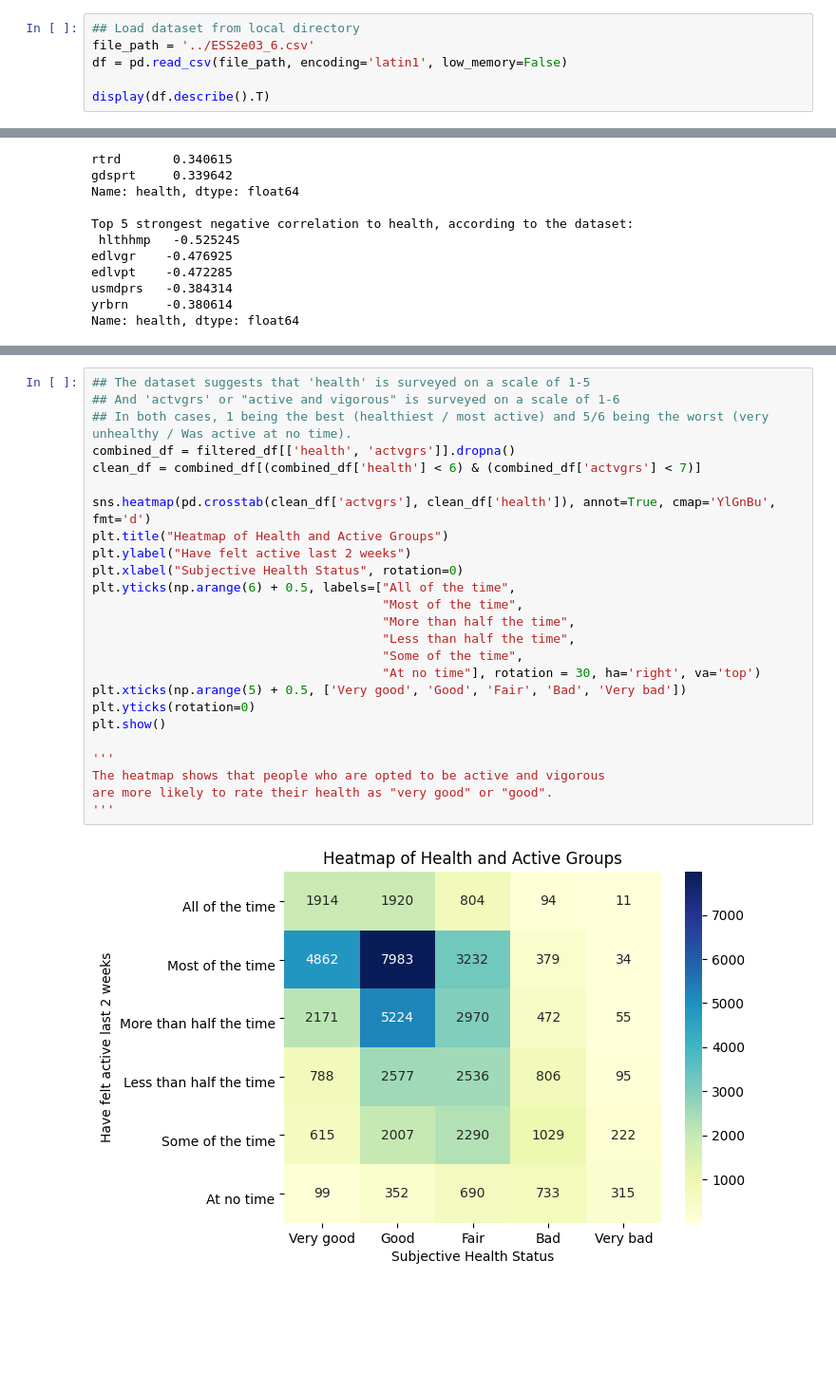
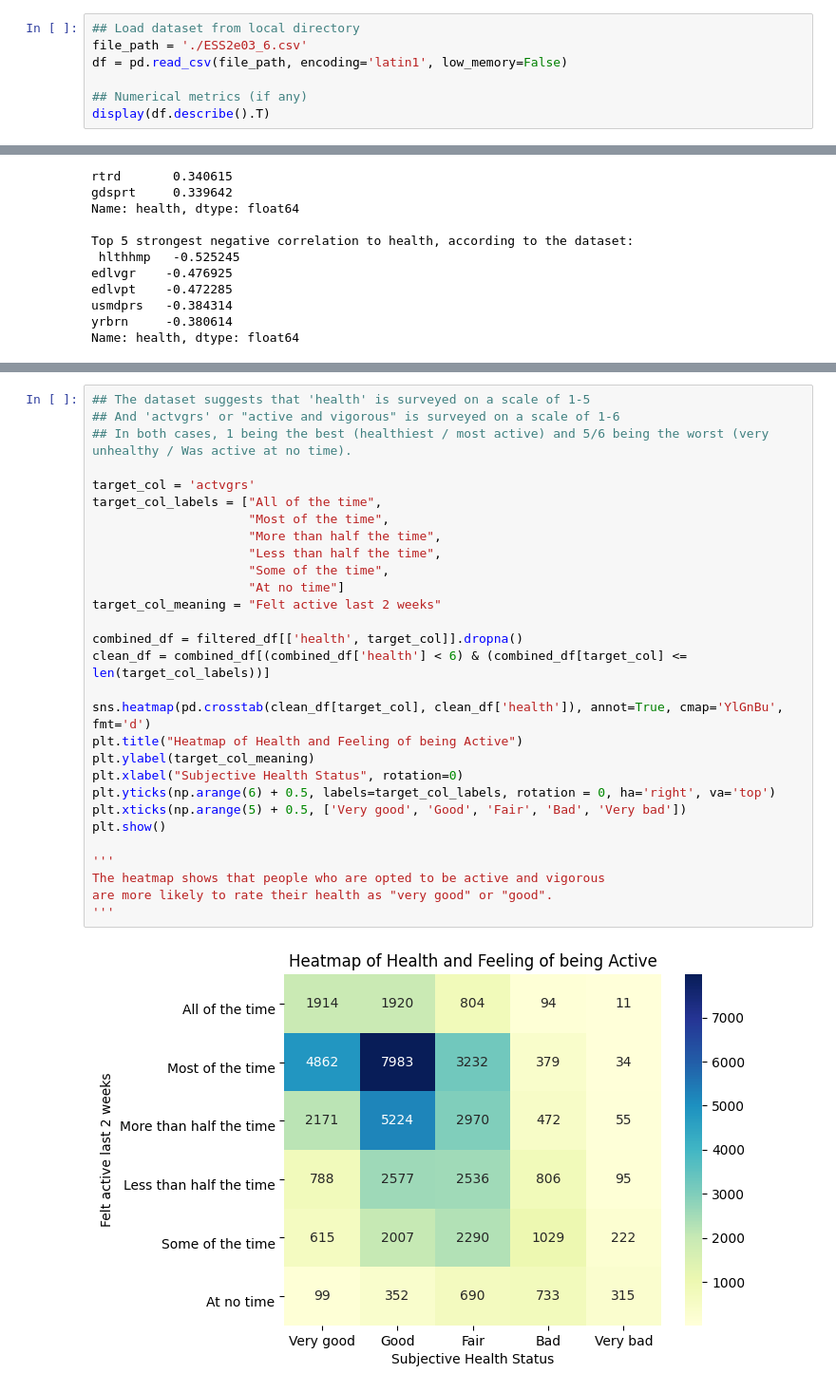
Before and after one commit to Kien-LeChi/python-data-analyics-year1, a Jupyter notebook: European Subjective General Health.ipynb, the cells around one changed output, grey strips where cells are left out. Shown: that part at 95% size. Saved outputs shown, nothing was run; the diff lists cells and outputs as text; blank space fills up the shorter version.

```diff
--- a/European Subjective General Health.ipynb
+++ b/European Subjective General Health.ipynb
@@ -19,8 +25,9 @@ import random
 # %%
 ## Load dataset from local directory
-file_path = '../ESS2e03_6.csv'
+file_path = './ESS2e03_6.csv'
 df = pd.read_csv(file_path, encoding='latin1', low_memory=False)
 
+## Numerical metrics (if any)
 display(df.describe().T)
 # %% [output]
 |  | count | mean | std | min | 25% | 50% | 75% | max |
@@ -274,30 +374,34 @@ In this step, I analyzed the affects of an individual's **will to be active** to
 # %%
 ## The dataset suggests that 'health' is surveyed on a scale of 1-5
 ## And 'actvgrs' or "active and vigorous" is surveyed on a scale of 1-6
 ## In both cases, 1 being the best (healthiest / most active) and 5/6 being the worst (very unhealthy / Was active at no time).
-combined_df = filtered_df[['health', 'actvgrs']].dropna()
-clean_df = combined_df[(combined_df['health'] < 6) & (combined_df['actvgrs'] < 7)]
 
-sns.heatmap(pd.crosstab(clean_df['actvgrs'], clean_df['health']), annot=True, cmap='YlGnBu', fmt='d')
-plt.title("Heatmap of Health and Active Groups")
-plt.ylabel("Have felt active last 2 weeks")
+target_col = 'actvgrs'
+target_col_labels = ["All of the time",
+                     "Most of the time",
+                     "More than half the time",
+                     "Less than half the time",
+                     "Some of the time",
+                     "At no time"]
+target_col_meaning = "Felt active last 2 weeks"
+
+combined_df = filtered_df[['health', target_col]].dropna()
+clean_df = combined_df[(combined_df['health'] < 6) & (combined_df[target_col] <= len(target_col_labels))]
+
+sns.heatmap(pd.crosstab(clean_df[target_col], clean_df['health']), annot=True, cmap='YlGnBu', fmt='d')
+plt.title("Heatmap of Health and Feeling of being Active")
+plt.ylabel(target_col_meaning)
 plt.xlabel("Subjective Health Status", rotation=0)
-plt.yticks(np.arange(6) + 0.5, labels=["All of the time",
-                                       "Most of the time",
-                                       "More than half the time",
-                                       "Less than half the time",
-                                       "Some of the time",
-                                       "At no time"], rotation = 30, ha='right', va='top')
+plt.yticks(np.arange(6) + 0.5, labels=target_col_labels, rotation = 0, ha='right', va='top')
 plt.xticks(np.arange(5) + 0.5, ['Very good', 'Good', 'Fair', 'Bad', 'Very bad'])
-plt.yticks(rotation=0)
 plt.show()
 
 '''
 The heatmap shows that people who are opted to be active and vigorous
 are more likely to rate their health as "very good" or "good".
 '''
 # %% [output]
-[figure, old version]
+[figure, new version]
 '\nThe heatmap shows that people who are opted to be active and vigorous\nare more likely to rate their health as "very good" or "good".\n'
 # %%
 '''
```
Also changed, not shown: parts of 14 cells of this notebook, 1 other file.
